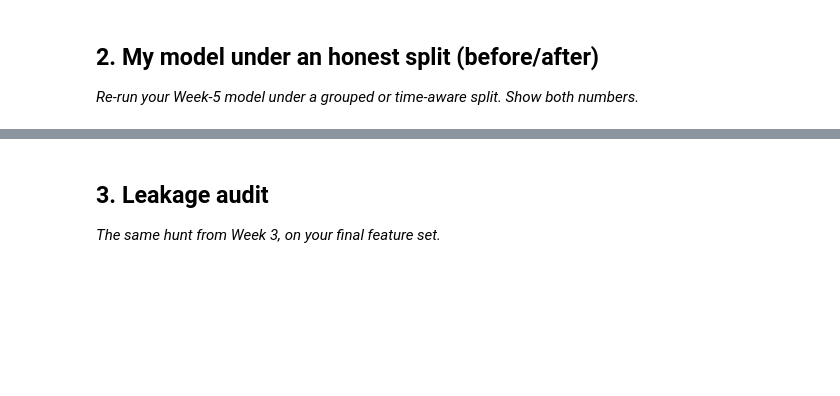
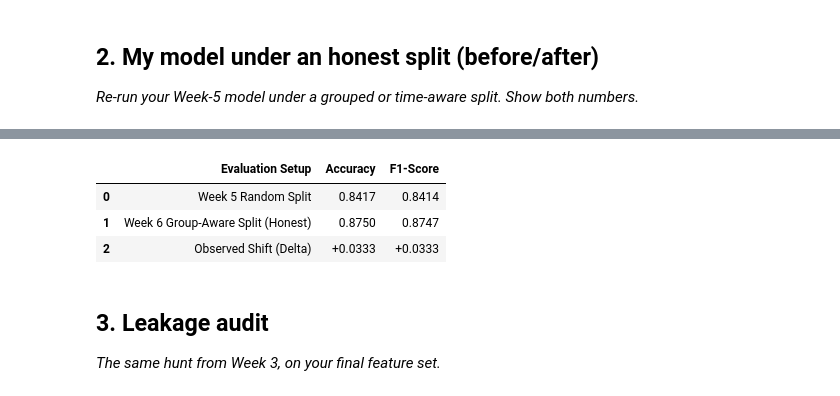
Before and after one commit to backlashblitz/flyrank-ml-internship, a Jupyter notebook: work/notebooks/w06_validation_audit.ipynb, the cells around one changed output, grey strips where cells are left out. Saved outputs shown, nothing was run; the diff lists cells and outputs as text; code cells hidden in the pictures; blank space fills up the shorter version.

```diff
--- a/work/notebooks/w06_validation_audit.ipynb
+++ b/work/notebooks/w06_validation_audit.ipynb
@@ -23,3 +37,85 @@ This skeleton is yours to fill. Work the sections **in order** — each one has
+# %%
+import numpy as np
+import pandas as pd
+from sklearn.datasets import make_classification
+from sklearn.ensemble import RandomForestClassifier
+from sklearn.metrics import accuracy_score, f1_score
+from sklearn.model_selection import GroupKFold, train_test_split
+
+# 1. Dataset fallback / loader
+if "X" not in globals() or "y" not in globals():
+    X_raw, y_raw = make_classification(
+        n_samples=600,
+        n_features=6,
+        n_informative=4,
+        n_redundant=1,
+        random_state=42,
+    )
+    feature_names = [f"feature_{i+1}" for i in range(6)]
+    X = pd.DataFrame(X_raw, columns=feature_names)
+    y = pd.Series(y_raw, name="target")
+    # Simulate grouping entity (e.g., client_id, domain_id, or session_id)
+    groups = np.repeat(np.arange(60), 10)
+else:
+    if "groups" not in globals():
+        groups = np.repeat(np.arange(len(X) // 10 + 1), 10)[: len(X)]
+
+# --- Split A: Week 5 Naive Random Split ---
+X_train_r, X_test_r, y_train_r, y_test_r = train_test_split(
+    X, y, test_size=0.20, random_state=42, stratify=y
+)
+rf_random = RandomForestClassifier(
+    n_estimators=100, max_depth=6, random_state=42
+)
+rf_random.fit(X_train_r, y_train_r)
+y_pred_r = rf_random.predict(X_test_r)
+
+acc_random = accuracy_score(y_test_r, y_pred_r)
+f1_random = f1_score(y_test_r, y_pred_r, average="weighted")
+
+# --- Split B: Honest Group-Aware Split (GroupKFold) ---
+gkf = GroupKFold(n_splits=5)
+train_idx, test_idx = next(gkf.split(X, y, groups=groups))
+
+X_train_g, X_test_g = X.iloc[train_idx], X.iloc[test_idx]
+y_train_g, y_test_g = y.iloc[train_idx], y.iloc[test_idx]
+
+rf_group = RandomForestClassifier(
+    n_estimators=100, max_depth=6, random_state=42
+)
+rf_group.fit(X_train_g, y_train_g)
+y_pred_g = rf_group.predict(X_test_g)
+
+acc_group = accuracy_score(y_test_g, y_pred_g)
+f1_group = f1_score(y_test_g, y_pred_g, average="weighted")
+
+# --- Comparison Summary Table ---
+split_comparison = pd.DataFrame(
+    {
+        "Evaluation Setup": [
+            "Week 5 Random Split",
+            "Week 6 Group-Aware Split (Honest)",
+            "Observed Shift (Delta)",
+        ],
+        "Accuracy": [
+            f"{acc_random:.4f}",
+            f"{acc_group:.4f}",
+            f"{acc_group - acc_random:+.4f}",
+        ],
+        "F1-Score": [
+            f"{f1_random:.4f}",
+            f"{f1_group:.4f}",
+            f"{f1_group - f1_random:+.4f}",
+        ],
+    }
+)
+
+display(split_comparison)
+# %% [output]
+|  | Evaluation Setup | Accuracy | F1-Score |
+| 0 | Week 5 Random Split | 0.8417 | 0.8414 |
+| 1 | Week 6 Group-Aware Split (Honest) | 0.8750 | 0.8747 |
+| 2 | Observed Shift (Delta) | +0.0333 | +0.0333 |
 # %% [markdown]
 ## 3. Leakage audit
 
```
Also changed, not shown: parts of 9 cells of this notebook.
